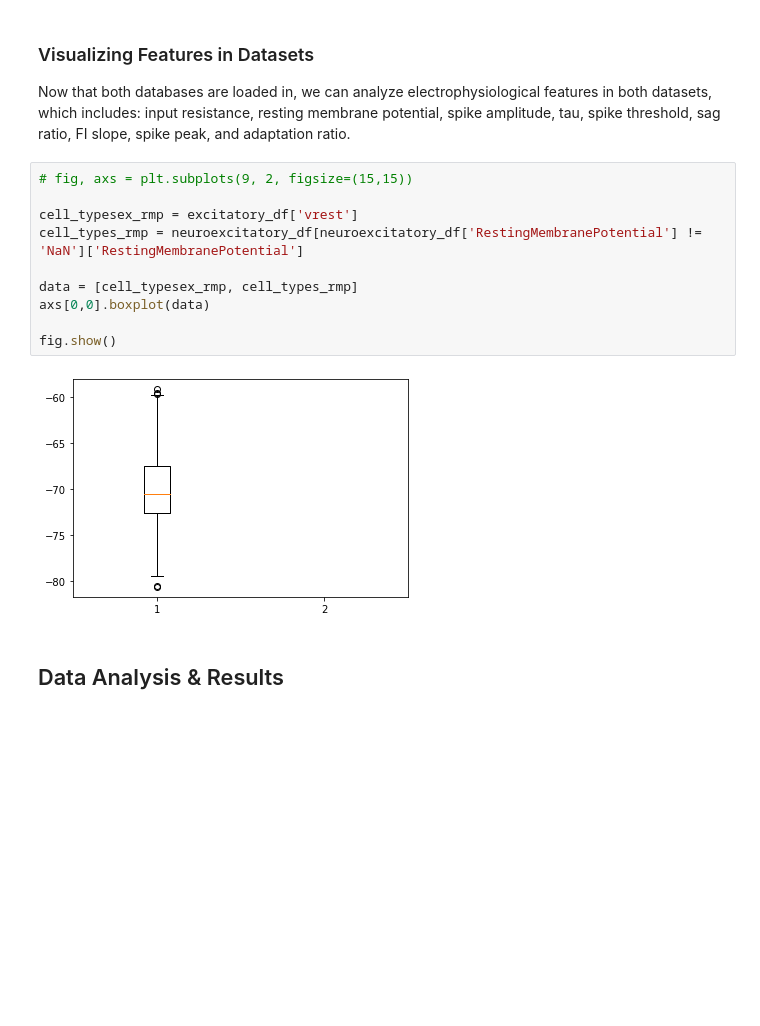
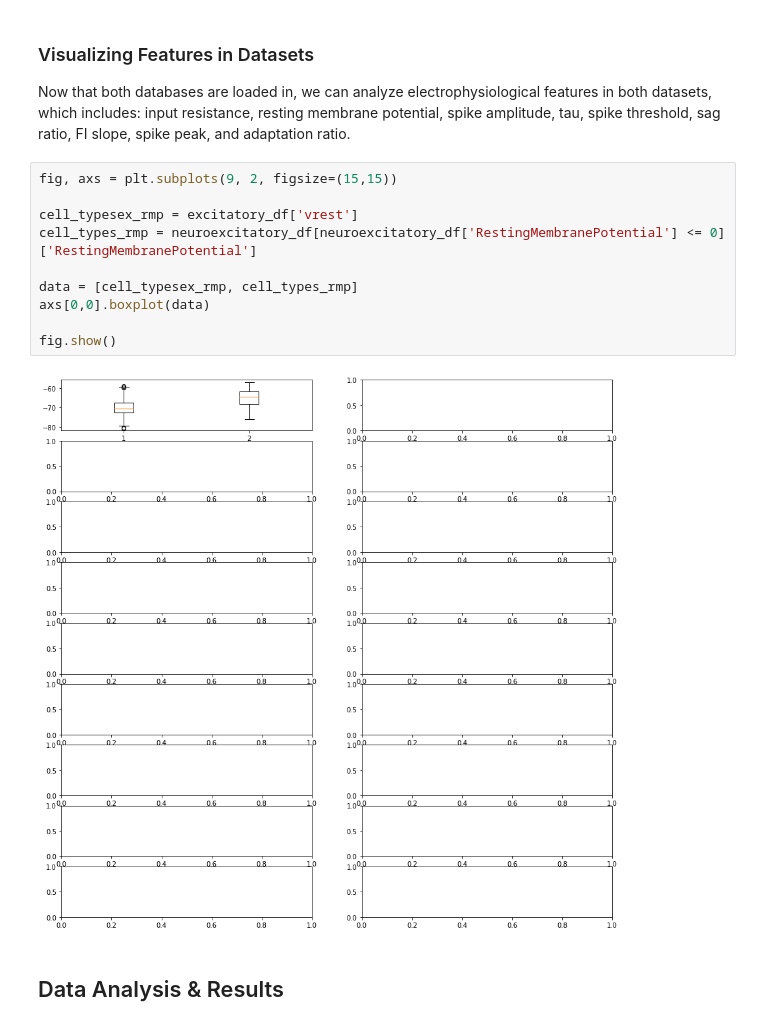
Before and after one commit to itripu/BIPN162-Cell-Types, a Jupyter notebook: CellTypesProject_template-checkpoint.ipynb, the cells around one changed output. Cells and saved outputs as stored; diff of their text form; blank space fills up the shorter version.

Commit message:
plotted one figure

```diff
--- a/CellTypesProject_template-checkpoint.ipynb
+++ b/CellTypesProject_template-checkpoint.ipynb
@@ -294,17 +294,17 @@ neuroinhibitory_df = neuroe_df[(neuroe_df['NeuronType'] == 'Hippocampus CA1 bask
 
 Now that both databases are loaded in, we can analyze electrophysiological features in both datasets, which includes: input resistance, resting membrane potential, spike amplitude, tau, spike threshold, sag ratio, FI slope, spike peak, and adaptation ratio.
 # %%
-# fig, axs = plt.subplots(9, 2, figsize=(15,15))
+fig, axs = plt.subplots(9, 2, figsize=(15,15))
 
 cell_typesex_rmp = excitatory_df['vrest']
-cell_types_rmp = neuroexcitatory_df[neuroexcitatory_df['RestingMembranePotential'] != 'NaN']['RestingMembranePotential']
+cell_types_rmp = neuroexcitatory_df[neuroexcitatory_df['RestingMembranePotential'] <= 0]['RestingMembranePotential']
 
 data = [cell_typesex_rmp, cell_types_rmp]
 axs[0,0].boxplot(data)
 
 fig.show()
 # %% [output]
-[figure, old version]
+[figure, new version]
 # %% [markdown]
 ## Data Analysis & Results
 # %% [markdown]
```
